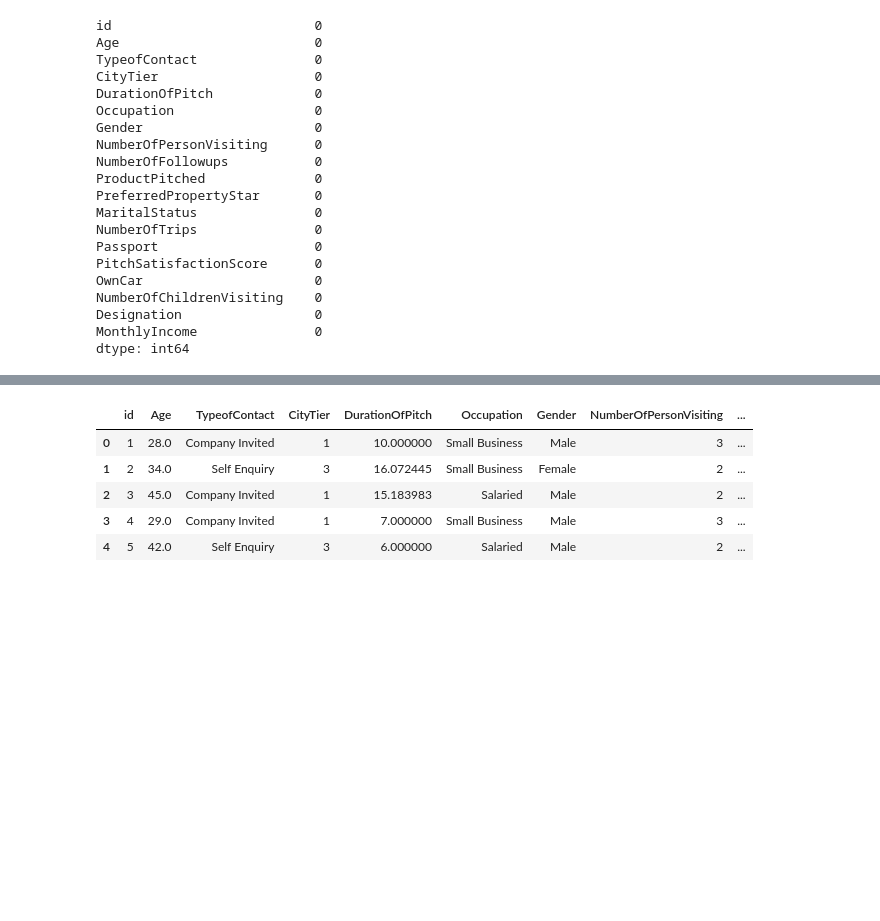
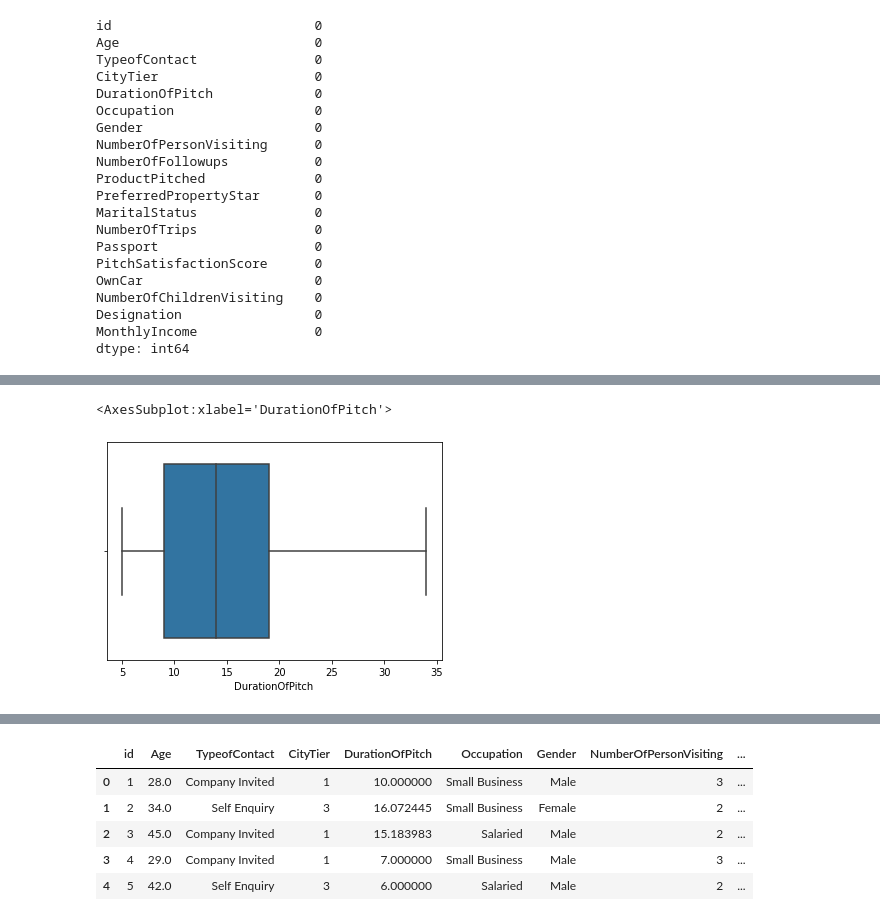
Before and after one commit to psrpsj/travel_package, a Jupyter notebook: travel.ipynb, the cells around one changed output, grey strips where cells are left out. Drawn from its saved outputs; the diff is of its cells as text; code cells hidden in the pictures; blank space fills up the shorter version.

```diff
--- a/travel.ipynb
+++ b/travel.ipynb
@@ -288,0 +305,5 @@ dtype: int64
+# %%
+sb.boxplot(train["DurationOfPitch"])
+# %% [output]
+<AxesSubplot:xlabel='DurationOfPitch'>
+[figure, added]
```
Also changed, not shown: parts of 15 cells of this notebook.
